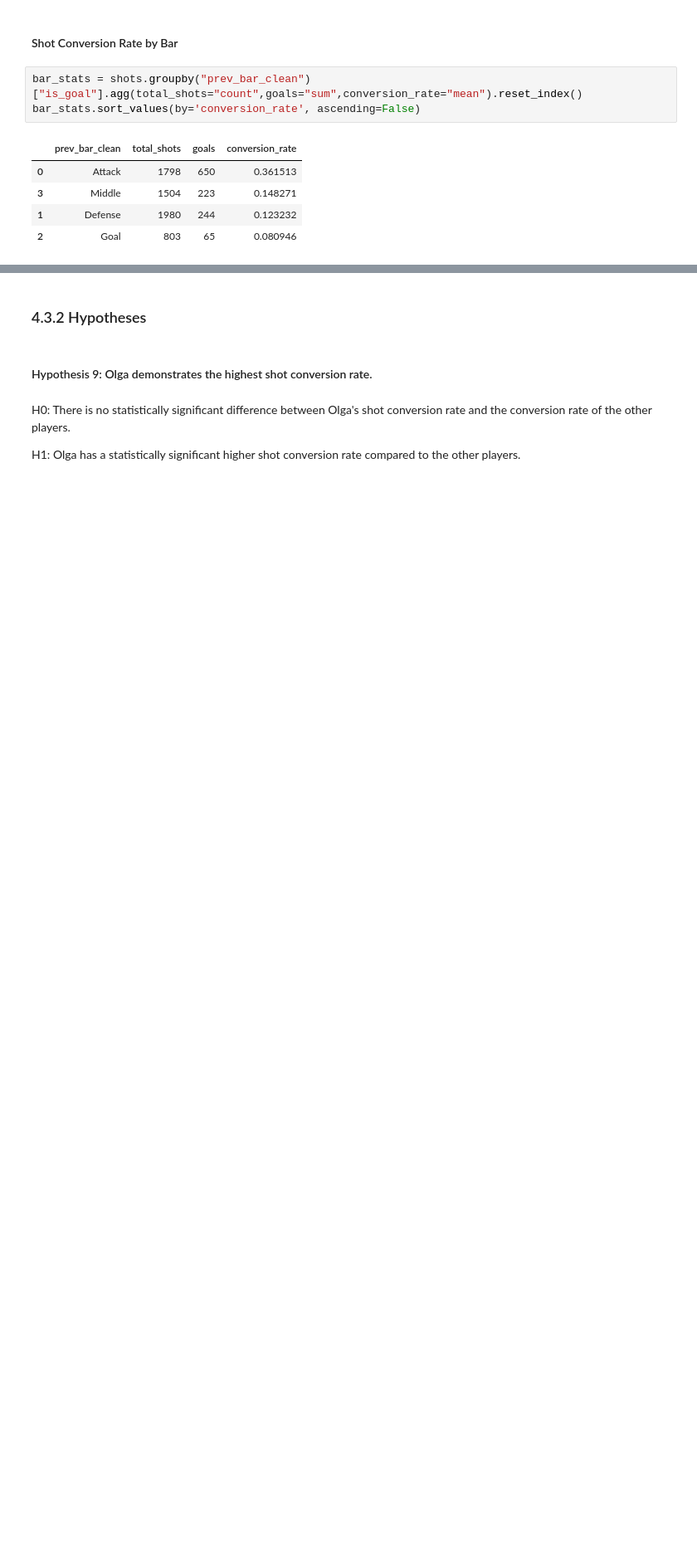
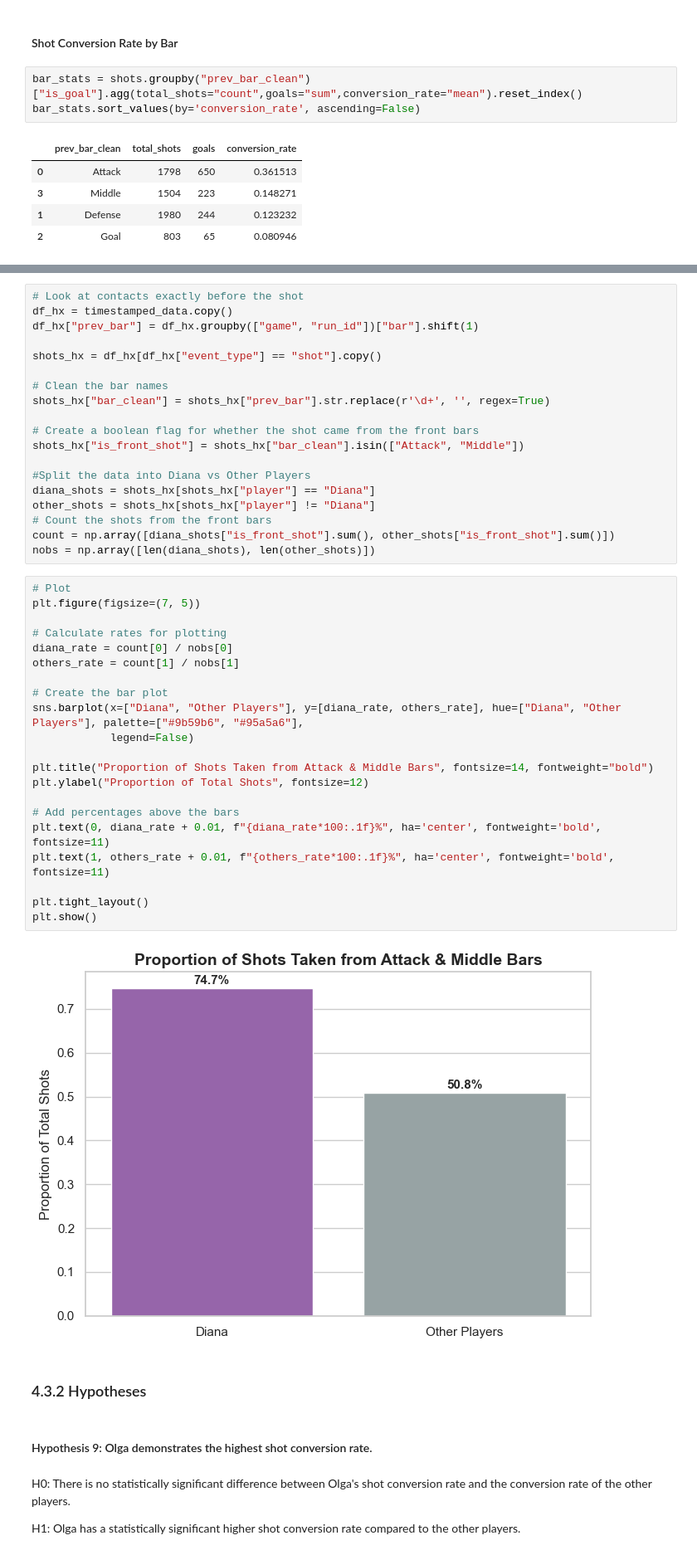
Before and after one commit to Rutvik-rn/Kicker-Strategy, a Jupyter notebook: results.ipynb, the cells around one changed output, grey strips where cells are left out. Shown at 83% size. Saved outputs shown, nothing was run; the diff lists cells and outputs as text; blank space fills up the shorter version.

Commit message:
Tested Hypothesis for Diana Attack and Middle bar shots

```diff
--- a/results.ipynb
+++ b/results.ipynb
@@ -829,3 +831,45 @@ bar_stats.sort_values(by='conversion_rate', ascending=False)
+# %%
+# Look at contacts exactly before the shot
+df_hx = timestamped_data.copy()
+df_hx["prev_bar"] = df_hx.groupby(["game", "run_id"])["bar"].shift(1)
+
+shots_hx = df_hx[df_hx["event_type"] == "shot"].copy()
+
+# Clean the bar names
+shots_hx["bar_clean"] = shots_hx["prev_bar"].str.replace(r'\d+', '', regex=True)
+
+# Create a boolean flag for whether the shot came from the front bars
+shots_hx["is_front_shot"] = shots_hx["bar_clean"].isin(["Attack", "Middle"])
+
+#Split the data into Diana vs Other Players
+diana_shots = shots_hx[shots_hx["player"] == "Diana"]
+other_shots = shots_hx[shots_hx["player"] != "Diana"]
+# Count the shots from the front bars
+count = np.array([diana_shots["is_front_shot"].sum(), other_shots["is_front_shot"].sum()])
+nobs = np.array([len(diana_shots), len(other_shots)])
+# %%
+# Plot
+plt.figure(figsize=(7, 5))
+
+# Calculate rates for plotting
+diana_rate = count[0] / nobs[0]
+others_rate = count[1] / nobs[1]
+
+# Create the bar plot
+sns.barplot(x=["Diana", "Other Players"], y=[diana_rate, others_rate], hue=["Diana", "Other Players"], palette=["#9b59b6", "#95a5a6"],
+            legend=False)
+
+plt.title("Proportion of Shots Taken from Attack & Middle Bars", fontsize=14, fontweight="bold")
+plt.ylabel("Proportion of Total Shots", fontsize=12)
+
+# Add percentages above the bars
+plt.text(0, diana_rate + 0.01, f"{diana_rate*100:.1f}%", ha='center', fontweight='bold', fontsize=11)
+plt.text(1, others_rate + 0.01, f"{others_rate*100:.1f}%", ha='center', fontweight='bold', fontsize=11)
+
+plt.tight_layout()
+plt.show()
+# %% [output]
+[figure, added]
 # %% [markdown]
 ### 4.3.2 Hypotheses
 # %% [markdown]
```
Also changed, not shown: parts of 8 cells of this notebook.
